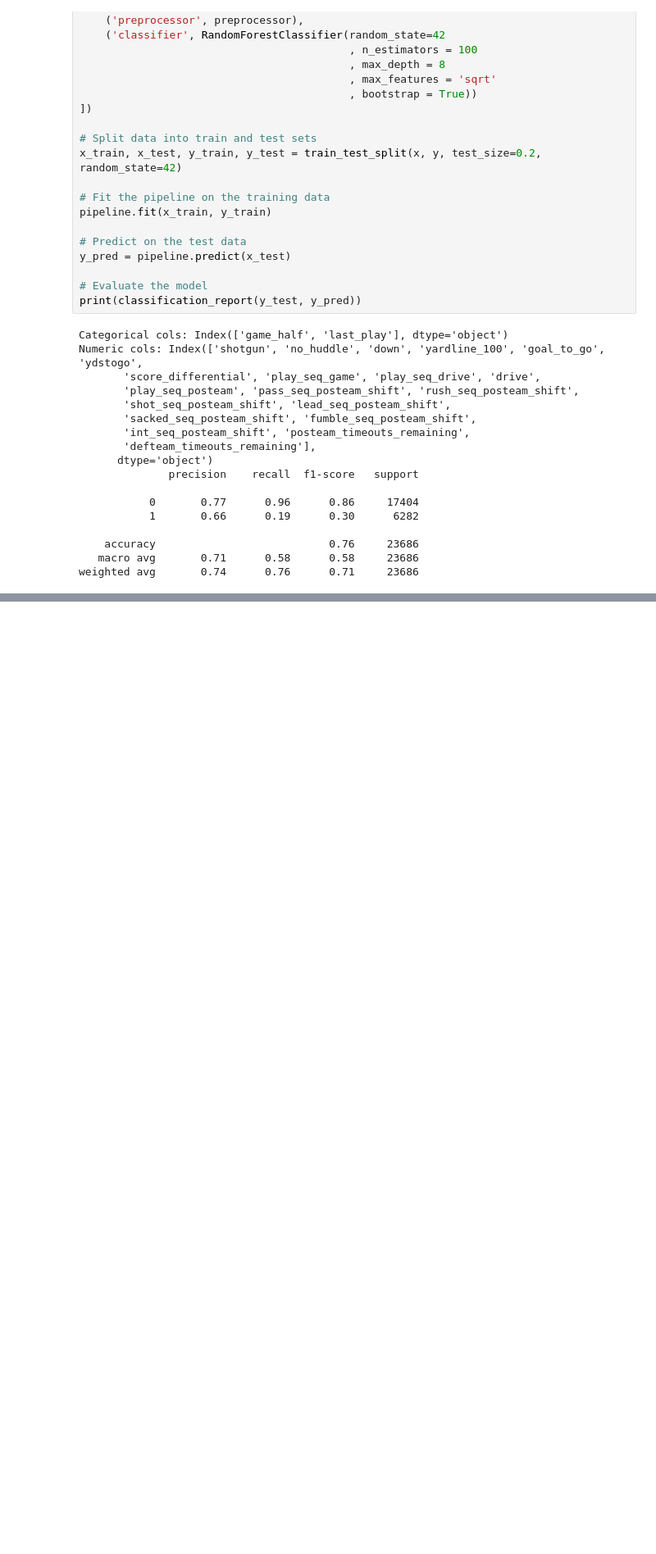
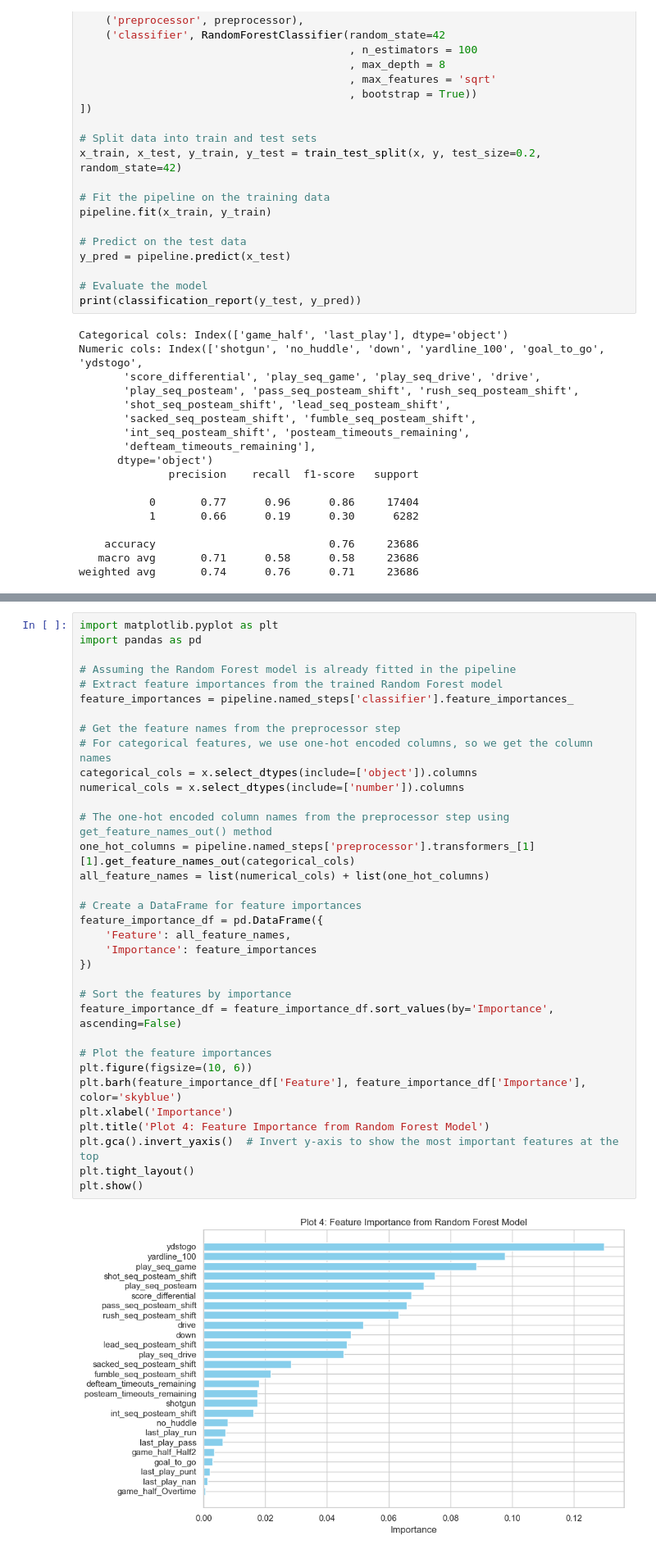
Before and after one commit to christopher-junk/nfl_rf, a Jupyter notebook: play_prediction.ipynb, the cells around one changed output, grey strips where cells are left out. Shown at 82% size. Saved outputs shown, nothing was run; the diff lists cells and outputs as text; blank space fills up the shorter version.

```diff
--- a/play_prediction.ipynb
+++ b/play_prediction.ipynb
@@ -479,0 +755,36 @@ plt.show()
+# %%
+import matplotlib.pyplot as plt
+import pandas as pd
+
+# Assuming the Random Forest model is already fitted in the pipeline
+# Extract feature importances from the trained Random Forest model
+feature_importances = pipeline.named_steps['classifier'].feature_importances_
+
+# Get the feature names from the preprocessor step
+# For categorical features, we use one-hot encoded columns, so we get the column names
+categorical_cols = x.select_dtypes(include=['object']).columns
+numerical_cols = x.select_dtypes(include=['number']).columns
+
+# The one-hot encoded column names from the preprocessor step using get_feature_names_out() method
+one_hot_columns = pipeline.named_steps['preprocessor'].transformers_[1][1].get_feature_names_out(categorical_cols)
+all_feature_names = list(numerical_cols) + list(one_hot_columns)
+
+# Create a DataFrame for feature importances
+feature_importance_df = pd.DataFrame({
+    'Feature': all_feature_names,
+    'Importance': feature_importances
+})
+
+# Sort the features by importance
+feature_importance_df = feature_importance_df.sort_values(by='Importance', ascending=False)
+
+# Plot the feature importances
+plt.figure(figsize=(10, 6))
+plt.barh(feature_importance_df['Feature'], feature_importance_df['Importance'], color='skyblue')
+plt.xlabel('Importance')
+plt.title('Plot 4: Feature Importance from Random Forest Model')
+plt.gca().invert_yaxis()  # Invert y-axis to show the most important features at the top
+plt.tight_layout()
+plt.show()
+# %% [output]
+[figure, added]
```
Also changed, not shown: parts of 16 cells of this notebook.
